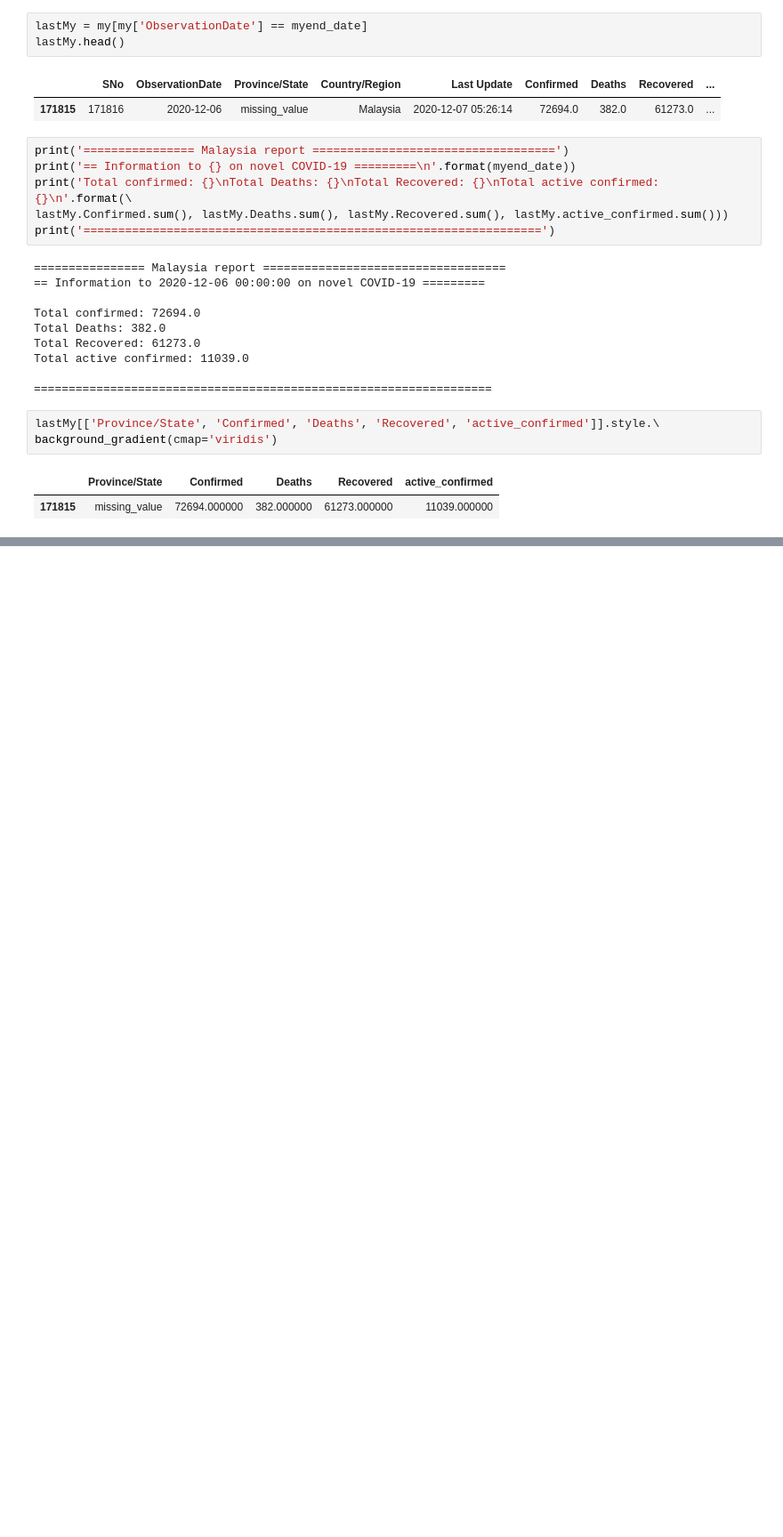
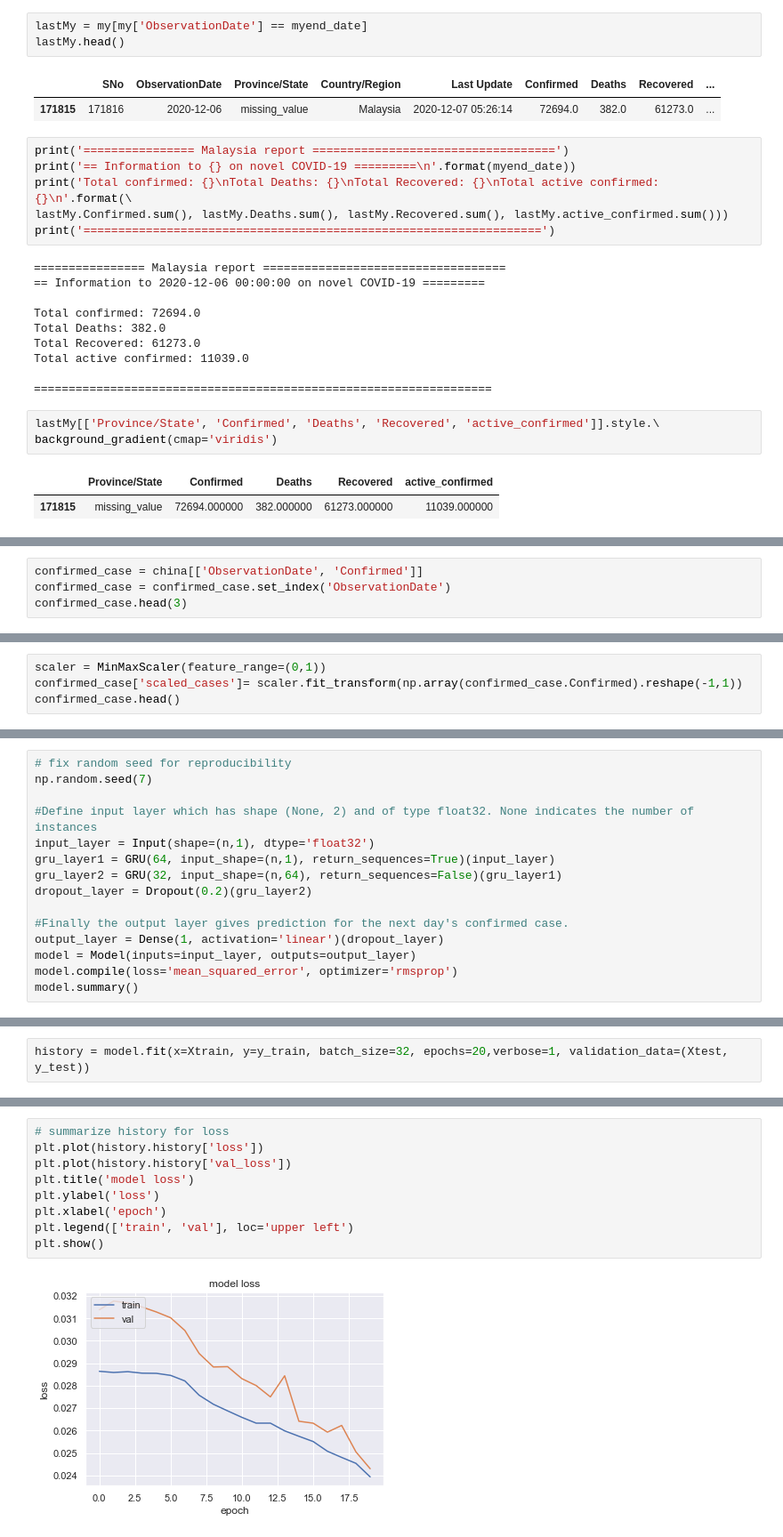
Before and after one commit to FatinNabilah1/WQD7006-Machine-Learning, a Jupyter notebook: Covid-19 Outbreak Prediction.ipynb, the cells around one changed output, grey strips where cells are left out. Shown at 89% size. Saved outputs shown, nothing was run; the diff lists cells and outputs as text; blank space fills up the shorter version.

```diff
--- a/Covid-19 Outbreak Prediction.ipynb
+++ b/Covid-19 Outbreak Prediction.ipynb
@@ -309,0 +372,4 @@ background_gradient(cmap='viridis')
+# %%
+confirmed_case = china[['ObservationDate', 'Confirmed']]
+confirmed_case = confirmed_case.set_index('ObservationDate')
+confirmed_case.head(3)
@@ -309,0 +382,4 @@ background_gradient(cmap='viridis')
+# %%
+scaler = MinMaxScaler(feature_range=(0,1))
+confirmed_case['scaled_cases']= scaler.fit_transform(np.array(confirmed_case.Confirmed).reshape(-1,1))
+confirmed_case.head()
@@ -309,0 +427,15 @@ background_gradient(cmap='viridis')
+# %%
+# fix random seed for reproducibility
+np.random.seed(7)
+
+#Define input layer which has shape (None, 2) and of type float32. None indicates the number of instances
+input_layer = Input(shape=(n,1), dtype='float32')
+gru_layer1 = GRU(64, input_shape=(n,1), return_sequences=True)(input_layer)
+gru_layer2 = GRU(32, input_shape=(n,64), return_sequences=False)(gru_layer1)
+dropout_layer = Dropout(0.2)(gru_layer2)
+
+#Finally the output layer gives prediction for the next day's confirmed case.
+output_layer = Dense(1, activation='linear')(dropout_layer)
+model = Model(inputs=input_layer, outputs=output_layer)
+model.compile(loss='mean_squared_error', optimizer='rmsprop')
+model.summary()
@@ -309,0 +461,2 @@ background_gradient(cmap='viridis')
+# %%
+history = model.fit(x=Xtrain, y=y_train, batch_size=32, epochs=20,verbose=1, validation_data=(Xtest, y_test))
@@ -309,0 +481,11 @@ background_gradient(cmap='viridis')
+# %%
+# summarize history for loss
+plt.plot(history.history['loss'])
+plt.plot(history.history['val_loss'])
+plt.title('model loss')
+plt.ylabel('loss')
+plt.xlabel('epoch')
+plt.legend(['train', 'val'], loc='upper left')
+plt.show()
+# %% [output]
+[figure, added]
```
Also changed, not shown: parts of 46 cells of this notebook.
